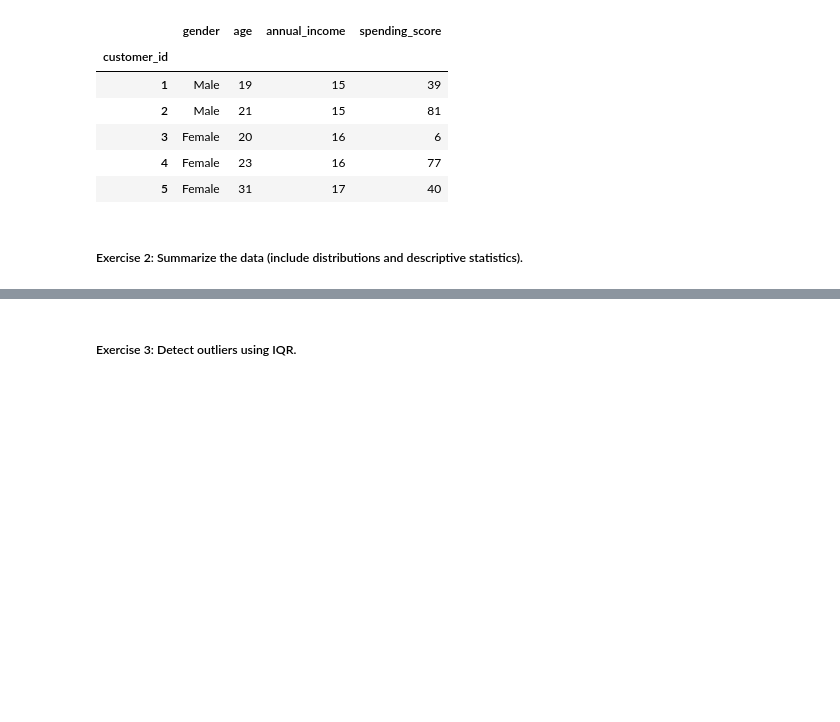
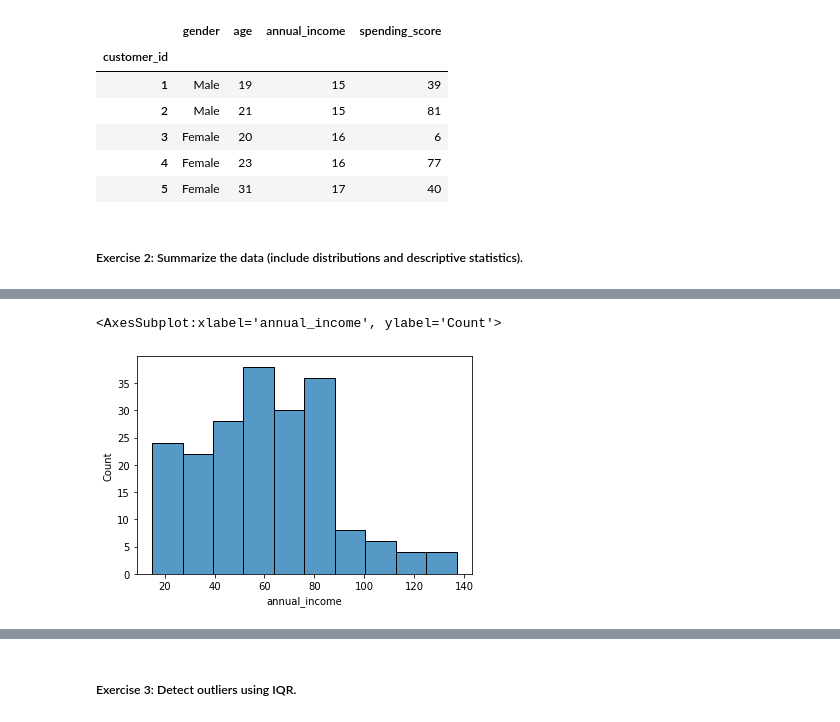
Before and after one commit to AndrewRachuig/clustering-exercises, a Jupyter notebook: zillow.ipynb, the cells around one changed output, grey strips where cells are left out. Drawn from its saved outputs; the diff is of its cells as text; code cells hidden in the pictures; blank space fills up the shorter version.

```diff
--- a/zillow.ipynb
+++ b/zillow.ipynb
@@ -284,0 +319,5 @@ df.head()
+# %%
+sns.histplot(df.annual_income)
+# %% [output]
+<AxesSubplot:xlabel='annual_income', ylabel='Count'>
+[figure, added]
```
Also changed, not shown: parts of 27 cells of this notebook.
